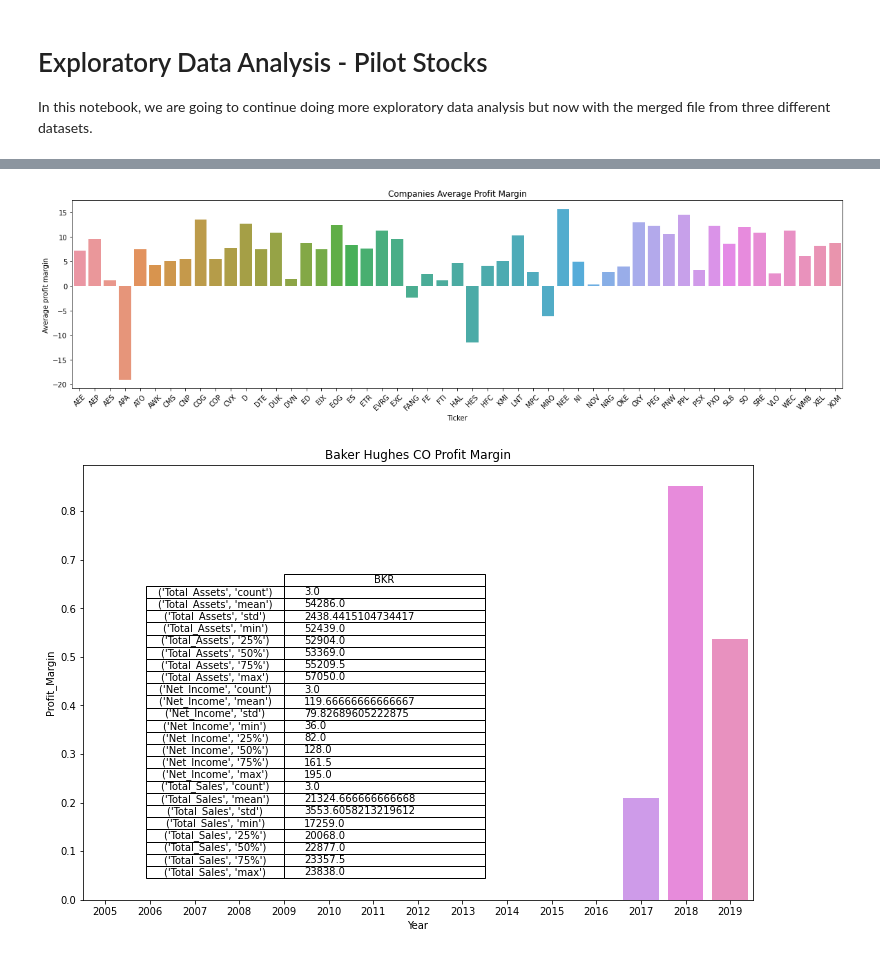
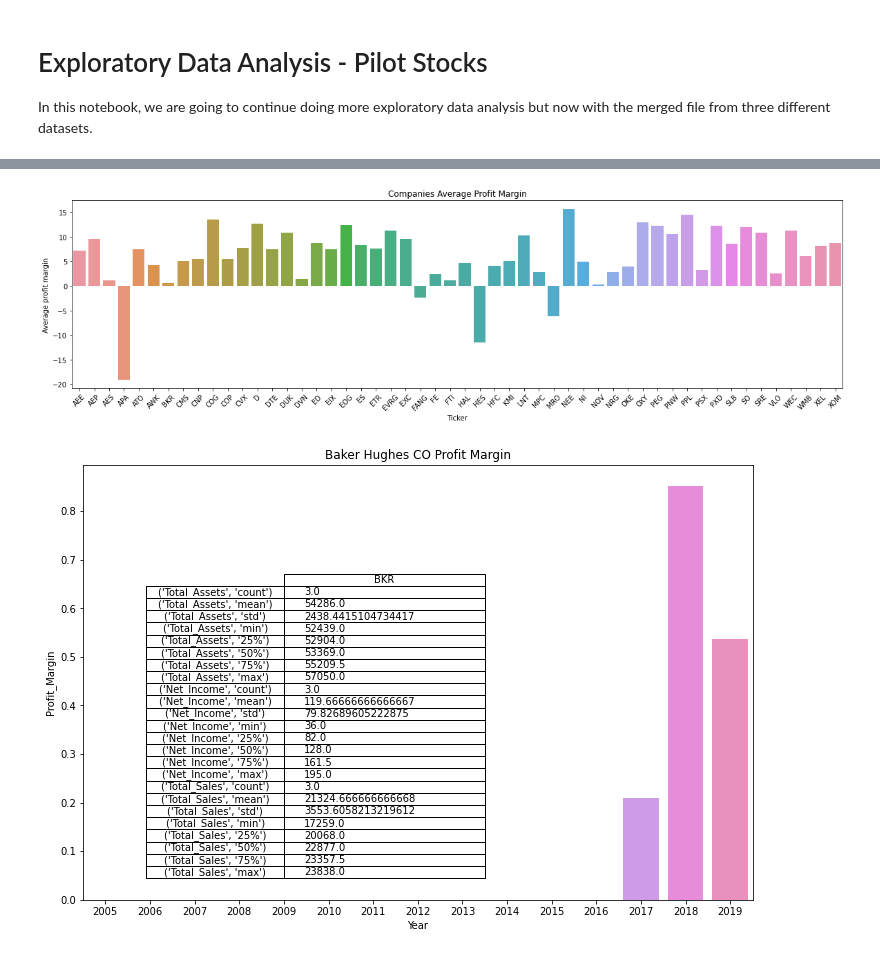
Before and after one commit to maralinetorres/BU-Capstone-Predicting-Environmental-Actions, a Jupyter notebook: Sprint #5 - Midterm presentations/EDA_PilotStocks.ipynb, the cells around one changed output, grey strips where cells are left out. Drawn from its saved outputs; the diff is of its cells as text; code cells hidden in the pictures.

```diff
--- a/Sprint #5 - Midterm presentations/EDA_PilotStocks.ipynb
+++ b/Sprint #5 - Midterm presentations/EDA_PilotStocks.ipynb
@@ -50,11 +142,12 @@ profit_margin_mean.sort_values(by='Profit_Margin', ascending=True)[:5]
 # %%
+profit_margin_mean = stocks.groupby('Ticker')[['Profit_Margin']].mean().reset_index()
 plt.figure(figsize=(20,5))
-sns.barplot(x="Ticker", y="Profit_Margin", data=profit_margin_mean.loc[profit_margin_mean.Ticker != 'BKR']);
+sns.barplot(x="Ticker", y="Profit_Margin", data=profit_margin_mean);
 plt.xticks(rotation=45);
 plt.title('Companies Average Profit Margin');
 plt.ylabel('Average profit margin');
 # %% [output]
-[figure, old version]
+[figure, new version]
 # %%
 plt.figure(figsize=(12,8))
 bkr = stocks.loc[stocks.Ticker == 'BKR', :]
```
Also changed, not shown: parts of 14 cells of this notebook, 7 other files.
